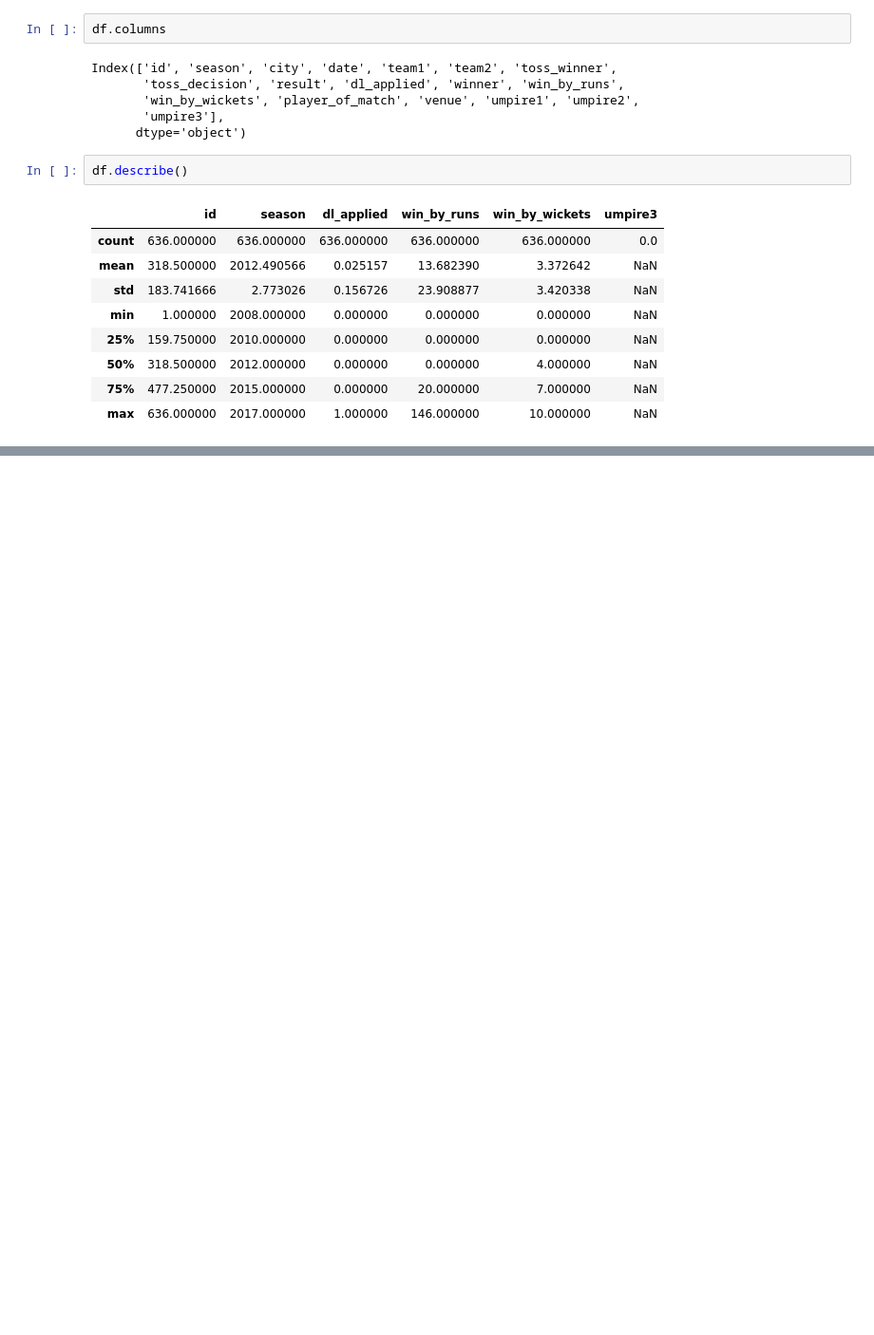
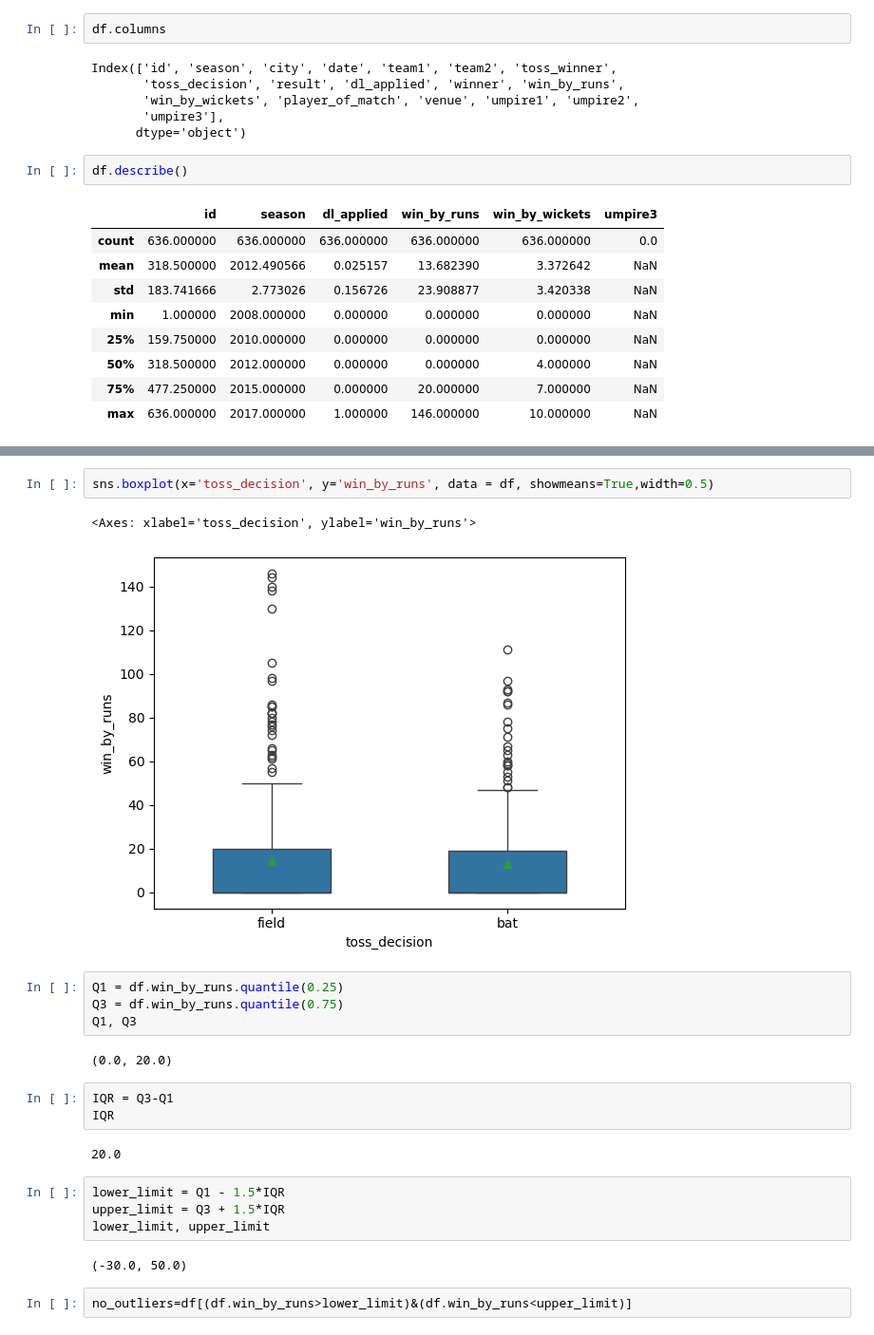
Before and after one commit to HiddenSquid0622/EDA-IPL-Matches, a Jupyter notebook: EDA1-checkpoint.ipynb, the cells around one changed output, grey strips where cells are left out. Shown: that part at 95% size. Saved outputs shown, nothing was run; the diff lists cells and outputs as text; blank space fills up the shorter version.

```diff
--- a/EDA1-checkpoint.ipynb
+++ b/EDA1-checkpoint.ipynb
@@ -48,0 +87,24 @@ df.describe()
+# %%
+sns.boxplot(x='toss_decision', y='win_by_runs', data = df, showmeans=True,width=0.5)
+# %% [output]
+<Axes: xlabel='toss_decision', ylabel='win_by_runs'>
+[figure, added]
+# %%
+Q1 = df.win_by_runs.quantile(0.25)
+Q3 = df.win_by_runs.quantile(0.75)
+Q1, Q3
+# %% [output]
+(0.0, 20.0)
+# %%
+IQR = Q3-Q1
+IQR
+# %% [output]
+20.0
+# %%
+lower_limit = Q1 - 1.5*IQR
+upper_limit = Q3 + 1.5*IQR
+lower_limit, upper_limit
+# %% [output]
+(-30.0, 50.0)
+# %%
+no_outliers=df[(df.win_by_runs>lower_limit)&(df.win_by_runs<upper_limit)]
```
Also changed, not shown: parts of 8 cells of this notebook.
